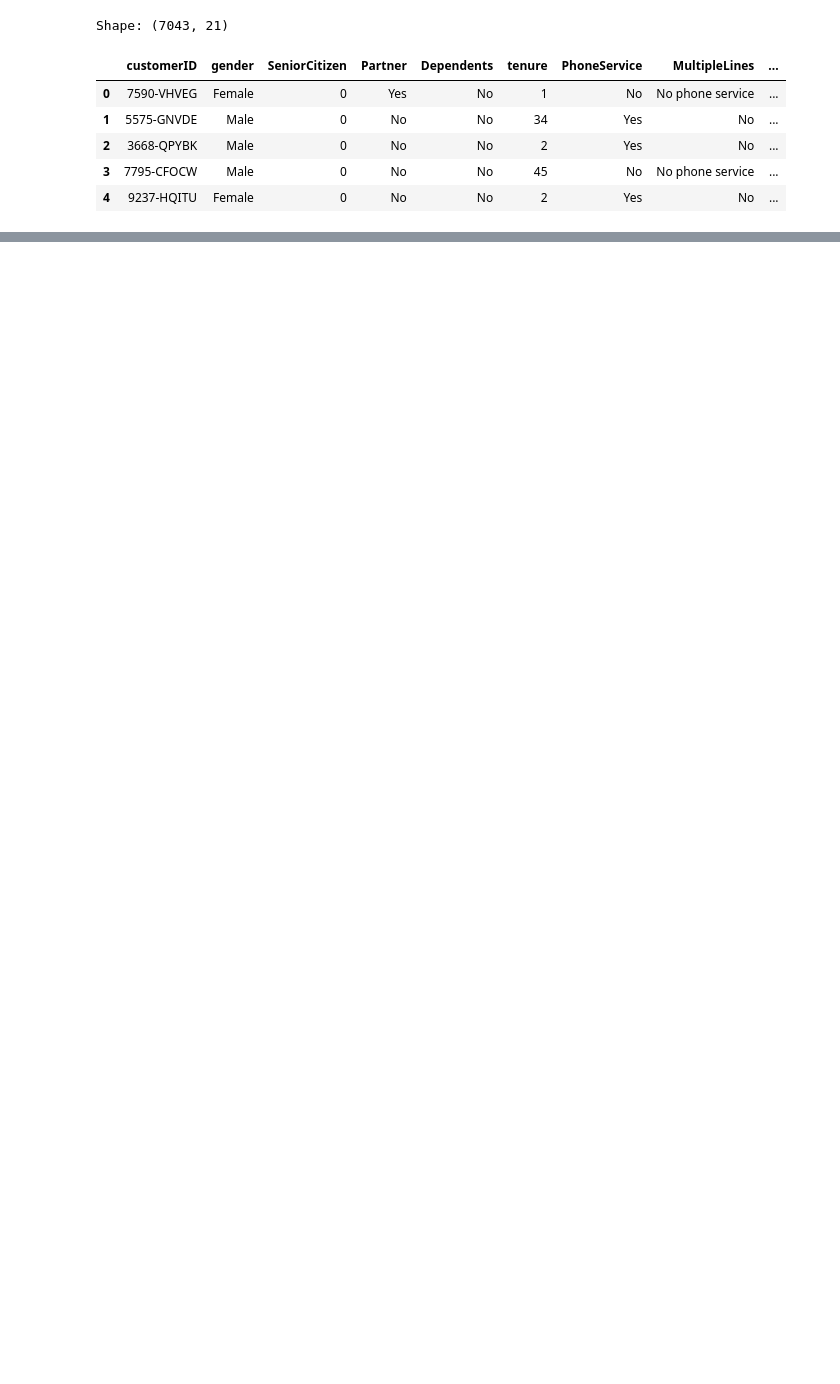
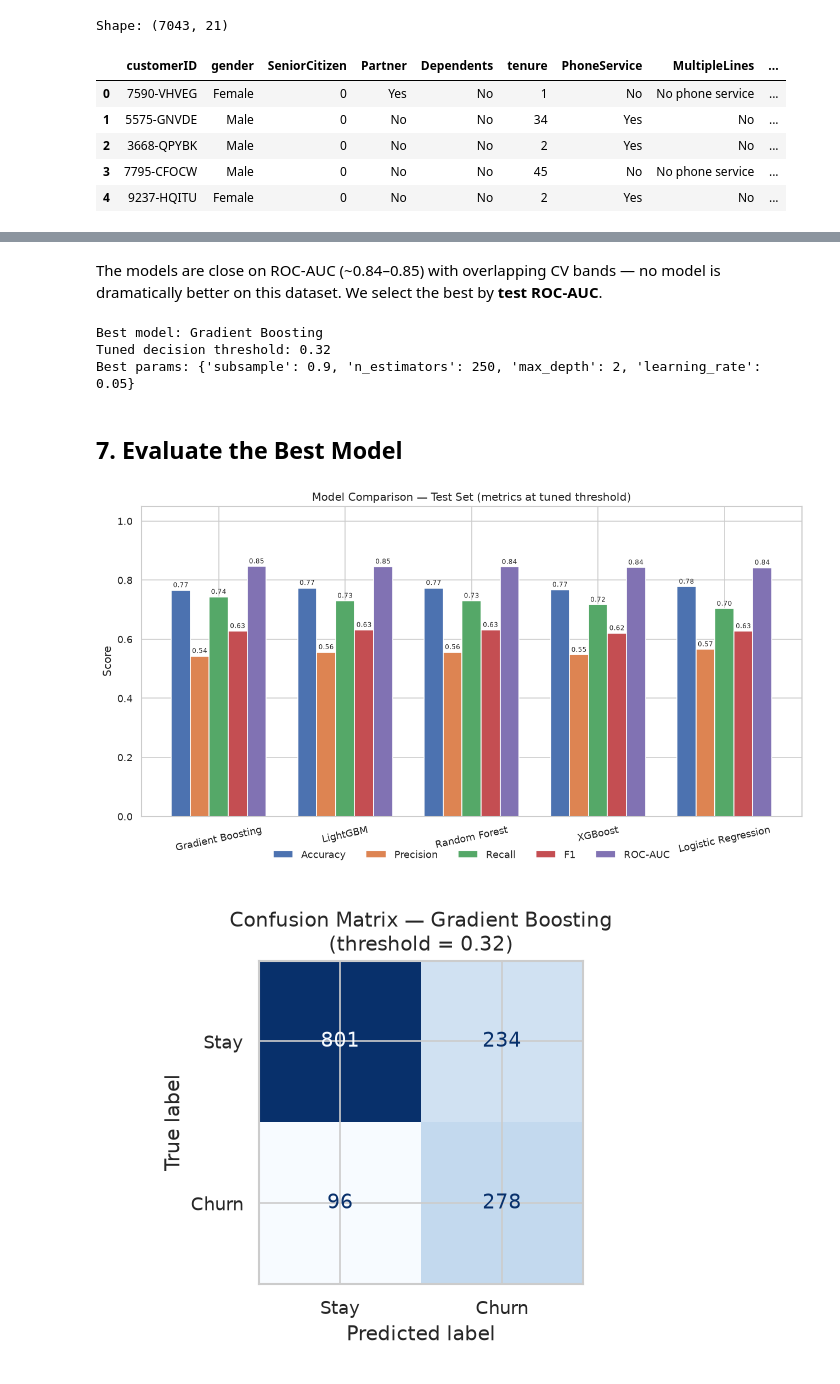
Before and after one commit to navichearala/IBM_churn-prediction, a Jupyter notebook: notebooks/churn_analysis.ipynb, the cells around one changed output, grey strips where cells are left out. Saved outputs shown, nothing was run; the diff lists cells and outputs as text; code cells hidden in the pictures; blank space fills up the shorter version.

```diff
--- a/notebooks/churn_analysis.ipynb
+++ b/notebooks/churn_analysis.ipynb
@@ -275,0 +147,10 @@ predictive score into a concrete, prioritized action list.
+# %%
+results, fitted, (X_train, X_test, y_train, y_test) = train_and_compare(X, y, tune=True)
+
+comparison = pd.DataFrame([{
+    "Model": r.name, "Accuracy": r.accuracy, "Precision": r.precision,
+    "Recall": r.recall, "F1": r.f1, "ROC-AUC": r.roc_auc,
+    "CV ROC-AUC": f"{r.cv_roc_auc_mean:.3f} ± {r.cv_roc_auc_std:.3f}",
+    "Threshold": r.threshold, "Tuned": r.tuned,
+} for r in results])
+comparison
@@ -275,0 +164,29 @@ predictive score into a concrete, prioritized action list.
+# %% [markdown]
+The models are close on ROC-AUC (~0.84–0.85) with overlapping CV bands — no model is
+dramatically better on this dataset. We select the best by **test ROC-AUC**.
+# %%
+best_name, payload = save_artifacts(results, fitted)
+best_thr = get_best_threshold(results, best_name)
+print(f"Best model: {best_name}")
+print(f"Tuned decision threshold: {best_thr}")
+print("Best params:", next(r.best_params for r in results if r.name == best_name))
+# %% [output]
+Best model: Gradient Boosting
+Tuned decision threshold: 0.32
+Best params: {'subsample': 0.9, 'n_estimators': 250, 'max_depth': 2, 'learning_rate': 0.05}
+# %% [markdown]
+## 7. Evaluate the Best Model
+# %%
+best_pipe = fitted[best_name]
+viz.plot_model_comparison(results)
+viz.plot_confusion_matrix(best_pipe, X_test, y_test, best_name, threshold=best_thr)
+viz.plot_roc_curve(best_pipe, X_test, y_test, best_name)
+viz.plot_precision_recall_curve(best_pipe, X_test, y_test, best_name)
+viz.plot_threshold_tuning(best_pipe, X_test, y_test, best_thr, best_name)
+
+for f in ["model_comparison", "confusion_matrix", "roc_curve",
+          "precision_recall_curve", "threshold_tuning"]:
+    display(Image(f"reports/figures/{f}.png"))
+# %% [output]
+[figure, added]
+[figure, added]
```
Also changed, not shown: parts of 42 cells of this notebook, 19 other files.
